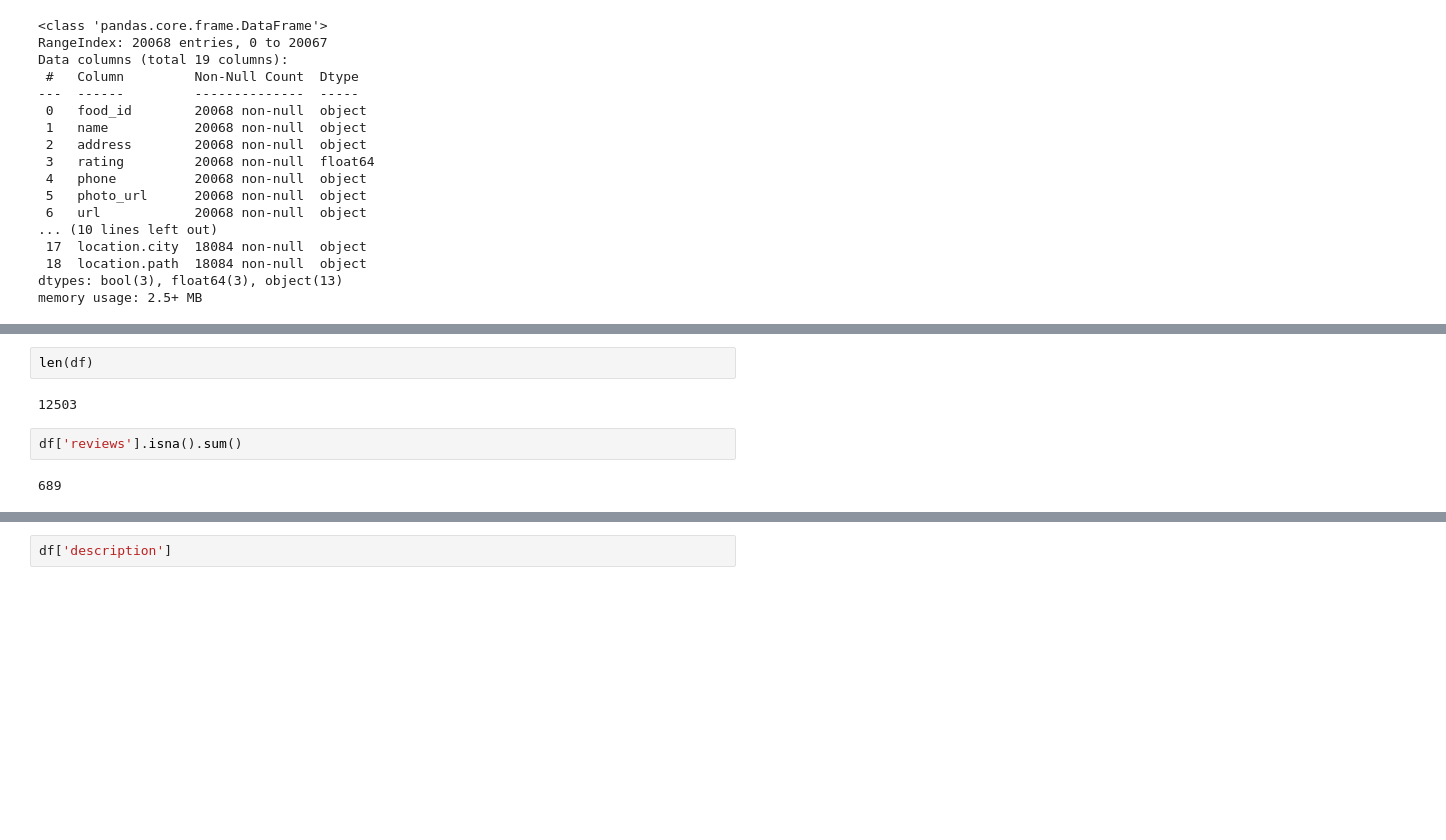
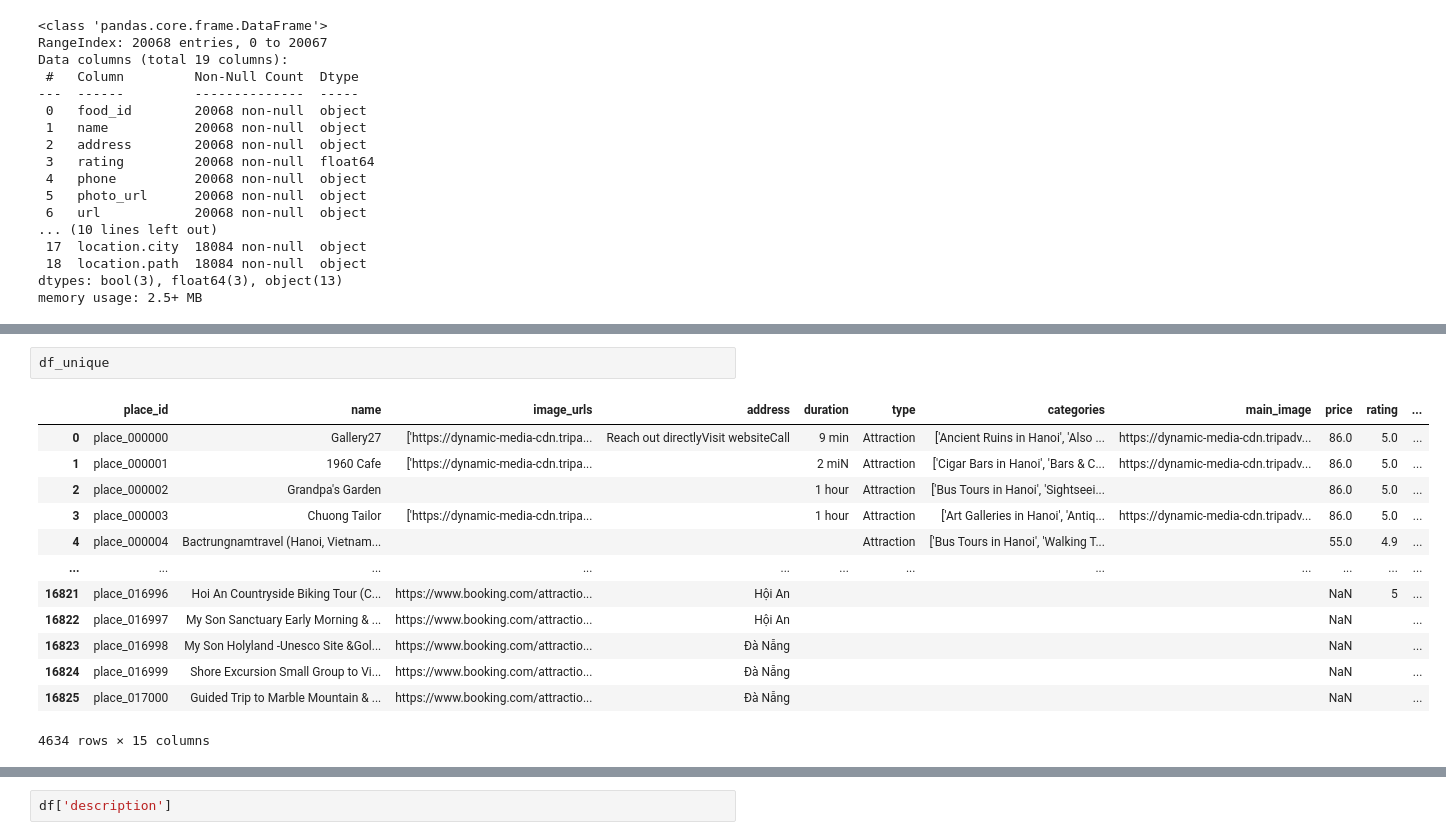
Before and after one commit to ltdoanh2004/Grab-project, a Jupyter notebook: ai/model/src/utils/prepare_data.ipynb, the cells around one changed output, grey strips where cells are left out. Saved outputs shown, nothing was run; the diff lists cells and outputs as text; blank space fills up the shorter version.

```diff
--- a/ai/model/src/utils/prepare_data.ipynb
+++ b/ai/model/src/utils/prepare_data.ipynb
@@ -479,8 +524,16 @@ df.head()
-# %%
-len(df)
-# %% [output]
-12503
-# %%
-df['reviews'].isna().sum()
-# %% [output]
-689
+# %%
+df_unique
+# %% [output]
+|  | place_id | name | image_urls | address | duration | type | categories | main_image | price | rating | ... |
+| 0 | place_000000 | Gallery27 | ['https://dynamic-media-cdn.tripa... | Reach out directlyVisit websiteCall | 9 min | Attraction | ['Ancient Ruins in Hanoi', 'Also ... | https://dynamic-media-cdn.tripadv... | 86.0 | 5.0 | ... |
+| 1 | place_000001 | 1960 Cafe | ['https://dynamic-media-cdn.tripa... |  | 2 miN | Attraction | ['Cigar Bars in Hanoi', 'Bars & C... | https://dynamic-media-cdn.tripadv... | 86.0 | 5.0 | ... |
+| 2 | place_000002 | Grandpa's Garden |  |  | 1 hour | Attraction | ['Bus Tours in Hanoi', 'Sightseei... |  | 86.0 | 5.0 | ... |
+| 3 | place_000003 | Chuong Tailor | ['https://dynamic-media-cdn.tripa... |  | 1 hour | Attraction | ['Art Galleries in Hanoi', 'Antiq... | https://dynamic-media-cdn.tripadv... | 86.0 | 5.0 | ... |
+| 4 | place_000004 | Bactrungnamtravel (Hanoi, Vietnam... |  |  |  | Attraction | ['Bus Tours in Hanoi', 'Walking T... |  | 55.0 | 4.9 | ... |
+| ... | ... | ... | ... | ... | ... | ... | ... | ... | ... | ... | ... |
+| 16821 | place_016996 | Hoi An Countryside Biking Tour (C... | https://www.booking.com/attractio... | Hội An |  |  |  |  | NaN | 5 | ... |
+| 16822 | place_016997 | My Son Sanctuary Early Morning & ... | https://www.booking.com/attractio... | Hội An |  |  |  |  | NaN |  | ... |
+| 16823 | place_016998 | My Son Holyland -Unesco Site &Gol... | https://www.booking.com/attractio... | Đà Nẵng |  |  |  |  | NaN |  | ... |
+| 16824 | place_016999 | Shore Excursion Small Group to Vi... | https://www.booking.com/attractio... | Đà Nẵng |  |  |  |  | NaN |  | ... |
+| 16825 | place_017000 | Guided Trip to Marble Mountain & ... | https://www.booking.com/attractio... | Đà Nẵng |  |  |  |  | NaN |  | ... |
+4634 rows × 15 columns
```
Also changed, not shown: parts of 12 cells of this notebook, 6 other files.
